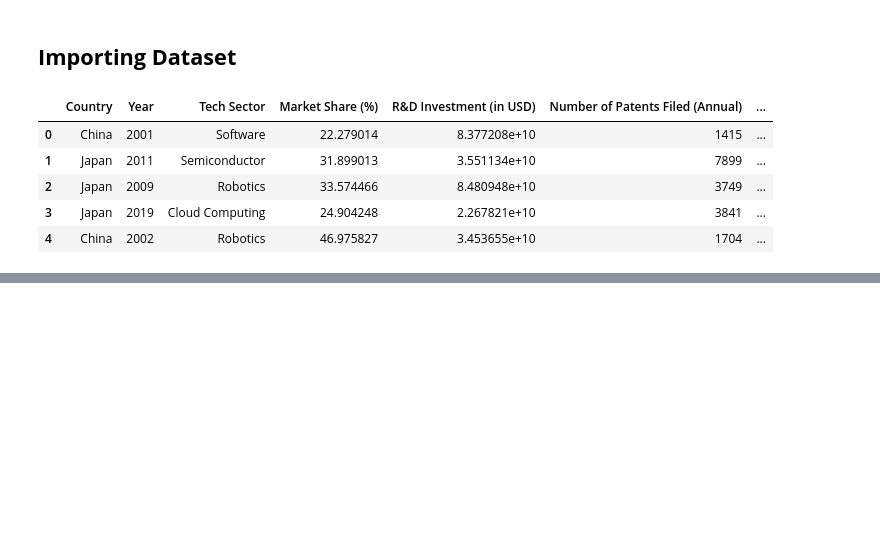
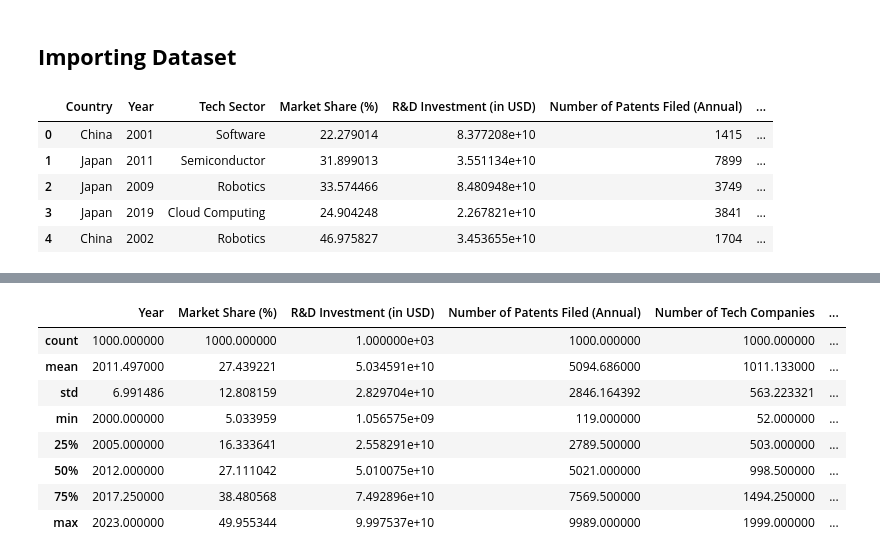
Before and after one commit to saadkhalidabbasi/EDA-Projects, a Jupyter notebook: China_vs_Japan.ipynb, the cells around one changed output, grey strips where cells are left out. Saved outputs shown, nothing was run; the diff lists cells and outputs as text; code cells hidden in the pictures; blank space fills up the shorter version.

```diff
--- a/China_vs_Japan.ipynb
+++ b/China_vs_Japan.ipynb
@@ -29,0 +56,12 @@ df.head()
+# %%
+df.describe()
+# %% [output]
+|  | Year | Market Share (%) | R&D Investment (in USD) | Number of Patents Filed (Annual) | Number of Tech Companies | ... |
+| count | 1000.000000 | 1000.000000 | 1.000000e+03 | 1000.000000 | 1000.000000 | ... |
+| mean | 2011.497000 | 27.439221 | 5.034591e+10 | 5094.686000 | 1011.133000 | ... |
+| std | 6.991486 | 12.808159 | 2.829704e+10 | 2846.164392 | 563.223321 | ... |
+| min | 2000.000000 | 5.033959 | 1.056575e+09 | 119.000000 | 52.000000 | ... |
+| 25% | 2005.000000 | 16.333641 | 2.558291e+10 | 2789.500000 | 503.000000 | ... |
+| 50% | 2012.000000 | 27.111042 | 5.010075e+10 | 5021.000000 | 998.500000 | ... |
+| 75% | 2017.250000 | 38.480568 | 7.492896e+10 | 7569.500000 | 1494.250000 | ... |
+| max | 2023.000000 | 49.955344 | 9.997537e+10 | 9989.000000 | 1999.000000 | ... |
```
Also changed, not shown: parts of 15 cells of this notebook.
